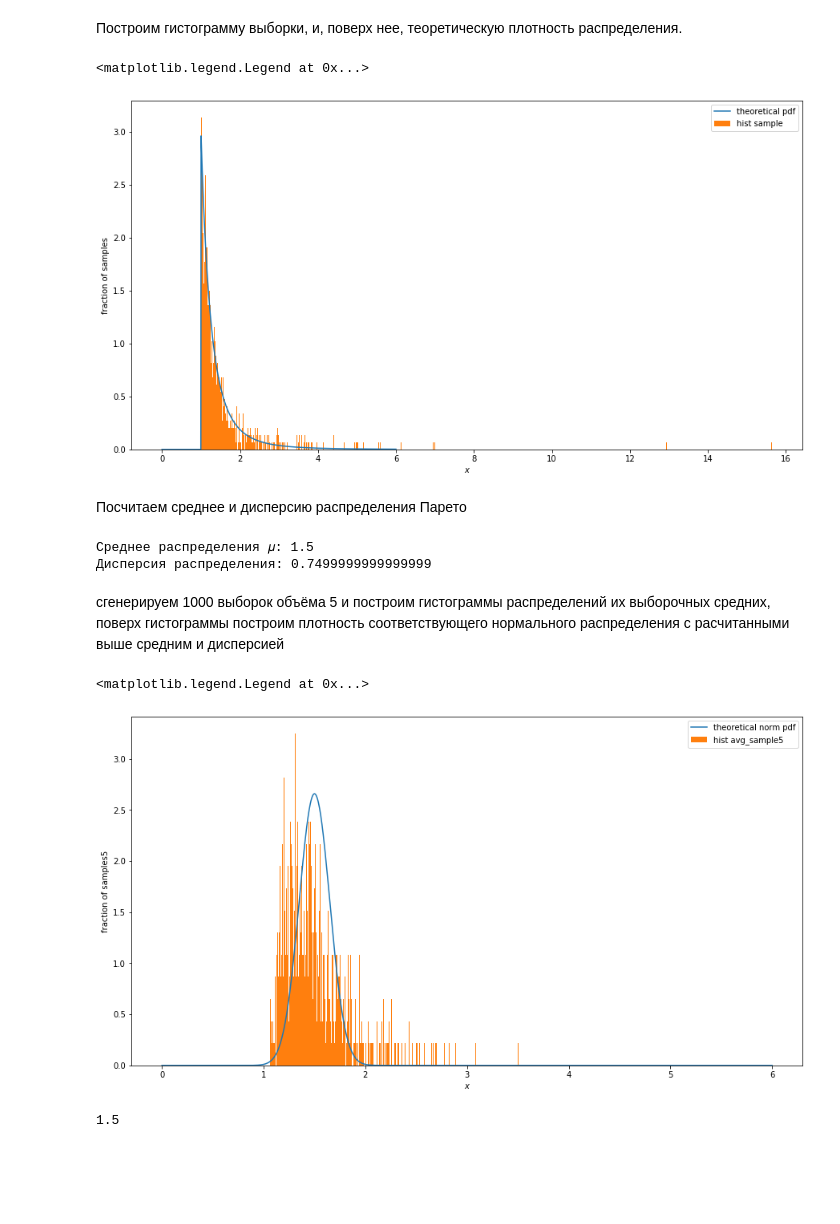
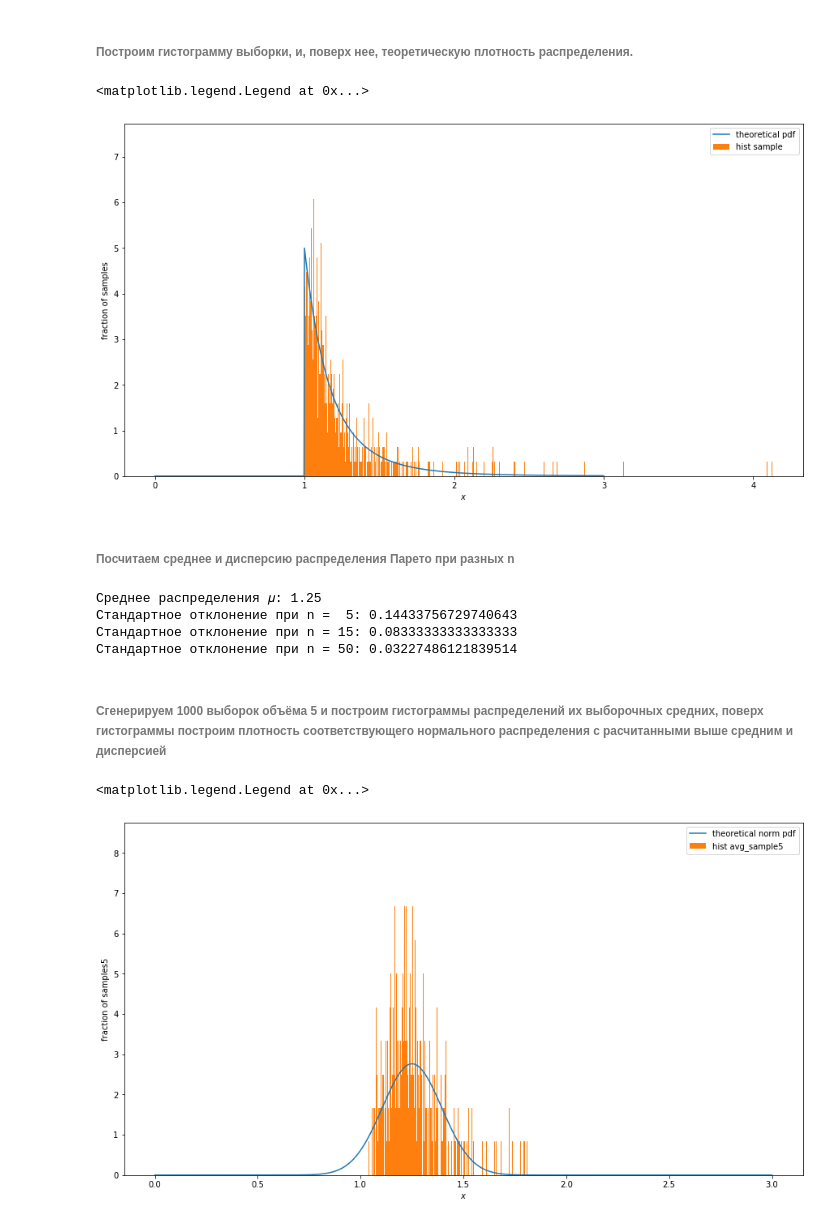
Before and after one commit to 0708pasha/ML_YANDEX, a Jupyter notebook: 1 course/4_week/ДЗ/task1.ipynb, the cells around one changed output. Cells and saved outputs as stored; diff of their text form; code cells hidden in the pictures; blank space fills up the shorter version.

```diff
--- a/1 course/4_week/ДЗ/task1.ipynb
+++ b/1 course/4_week/ДЗ/task1.ipynb
@@ -13,15 +16,15 @@ warnings.simplefilter('ignore')
 Распределе́ние Паре́то в теории вероятностей — двухпараметрическое семейство абсолютно непрерывных распределений, являющихся степенными. Называется по имени Вилфредо Парето. Встречается при исследовании различных явлений, в частности, социальных, экономических, физических и других. Вне области экономики иногда называется также распределением Брэдфорда.
 # %%
-b = 3
+b = 5
 pareto = sts.pareto(b)
 sample = pareto.rvs(1000)
 # %% [markdown]
-Построим гистограмму выборки, и, поверх нее, теоретическую плотность распределения.
+<H6>Построим гистограмму выборки, и, поверх нее, теоретическую плотность распределения.
 # %%
-x = np.linspace(0,6, 1000)
-pdf = pareto.pdf(x)
+x_par = np.linspace(0,3, 1000)
+pdf = pareto.pdf(x_par)
 plt.figure(figsize=(15, 8))
-plt.plot(x, pdf, label='theoretical pdf')
+plt.plot(x_par, pdf, label='theoretical pdf')
 plt.hist(sample, normed=True, bins = 1000, label = 'hist sample')
 
 plt.ylabel('fraction of samples')
@@ -29,42 +32,46 @@ plt.xlabel('$x$')
 plt.legend(loc='upper right')
 # %% [output]
 <matplotlib.legend.Legend at 0x...>
-[figure, old version]
+[figure, new version]
 # %% [markdown]
-Посчитаем среднее и дисперсию распределения Парето
+<H6>Посчитаем среднее и дисперсию распределения Парето при разных n
-# %%
-meanp = pareto.mean()
-disp = pareto.std()**2
-print('Среднее распределения 𝜇:', meanp, '\n'
-      'Дисперсия распределения:', disp)
-# %% [output]
-Среднее распределения 𝜇: 1.5
-Дисперсия распределения: 0.7499999999999999
+# %%
+meanp = pareto.mean()
+std = pareto.std()
+n5 = 5
+n15 = 15
+n50 = 100
+std5 = std/math.sqrt(n5) #при n = 5
+std15 = std/math.sqrt(n15) #при n = 15
+std50 = std/math.sqrt(n50) #при n = 50
+print('Среднее распределения 𝜇:', meanp, '\n'
+      'Стандартное отклонение при n =  5:', std5,'\n'
+     'Стандартное отклонение при n = 15:', std15,'\n'
+     'Стандартное отклонение при n = 50:', std50,'\n')
+# %% [output]
+Среднее распределения 𝜇: 1.25
+Стандартное отклонение при n =  5: 0.14433756729740643
+Стандартное отклонение при n = 15: 0.08333333333333333
+Стандартное отклонение при n = 50: 0.03227486121839514
 # %% [markdown]
- сгенерируем 1000 выборок объёма 5 и построим гистограммы распределений их выборочных средних, поверх гистограммы построим плотность соответствующего нормального распределения с расчитанными выше средним и дисперсией
+<H6>Cгенерируем 1000 выборок объёма 5 и построим гистограммы распределений их выборочных средних, поверх гистограммы построим плотность соответствующего нормального распределения с расчитанными выше средним и дисперсией
 # %%
-n5 = 5
-norm_rv = sts.norm(meanp, disp/n5)
-pdf_norm = norm_rv.pdf(x)
+x = np.linspace(0,3, 1000)
+norm_rv5 = sts.norm(meanp, std5)
+pdf_norm5 = norm_rv5.pdf(x)
 X5 = []
 for i in range(1000):
     sample5 = pareto.rvs(n5)
     avg5 = np.mean(sample5)
     X5.append(avg5)
-
-x = np.linspace(0,6, 1000)
 plt.figure(figsize=(15, 8))
-plt.plot(x, pdf_norm, label='theoretical norm pdf')
+plt.plot(x, pdf_norm5, label='theoretical norm pdf')
 
 plt.hist(X5, normed=True, bins = 1000, label = 'hist avg_sample5')
 plt.ylabel('fraction of samples5')
 plt.xlabel('$x$')
 plt.legend(loc='upper right')
 # %% [output]
 <matplotlib.legend.Legend at 0x...>
-[figure, old version]
+[figure, new version]
-# %%
-meanp
-# %% [output]
-1.5
 # %% [markdown]
```
Also changed, not shown: parts of 10 cells of this notebook, 2 other files.
